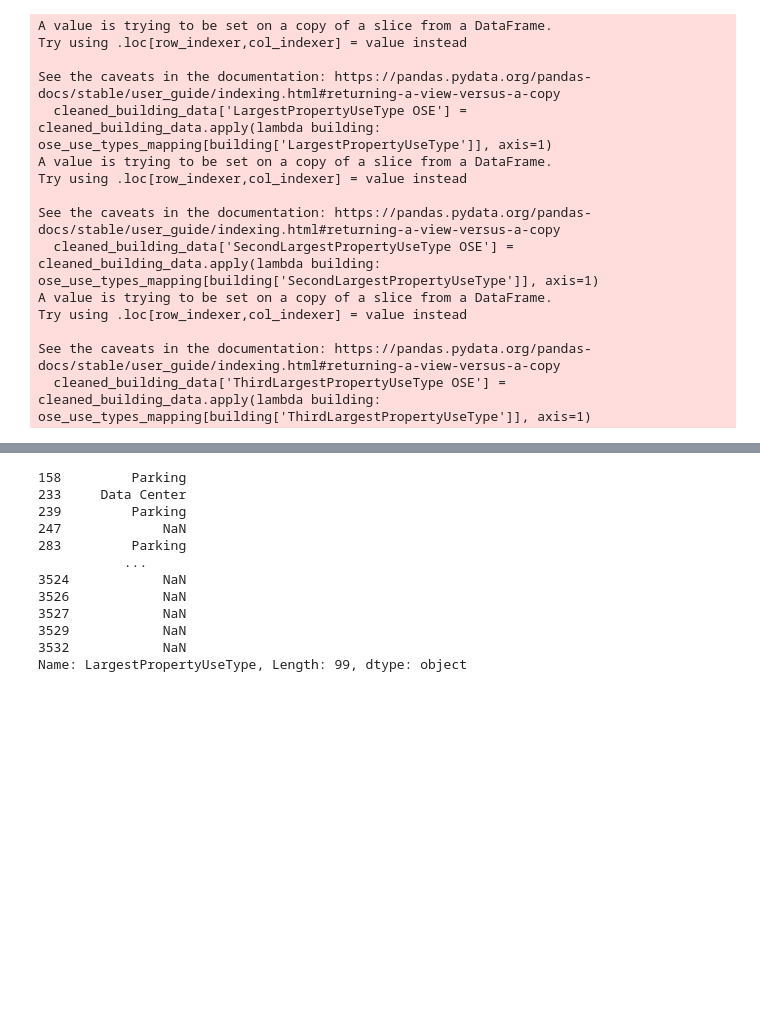
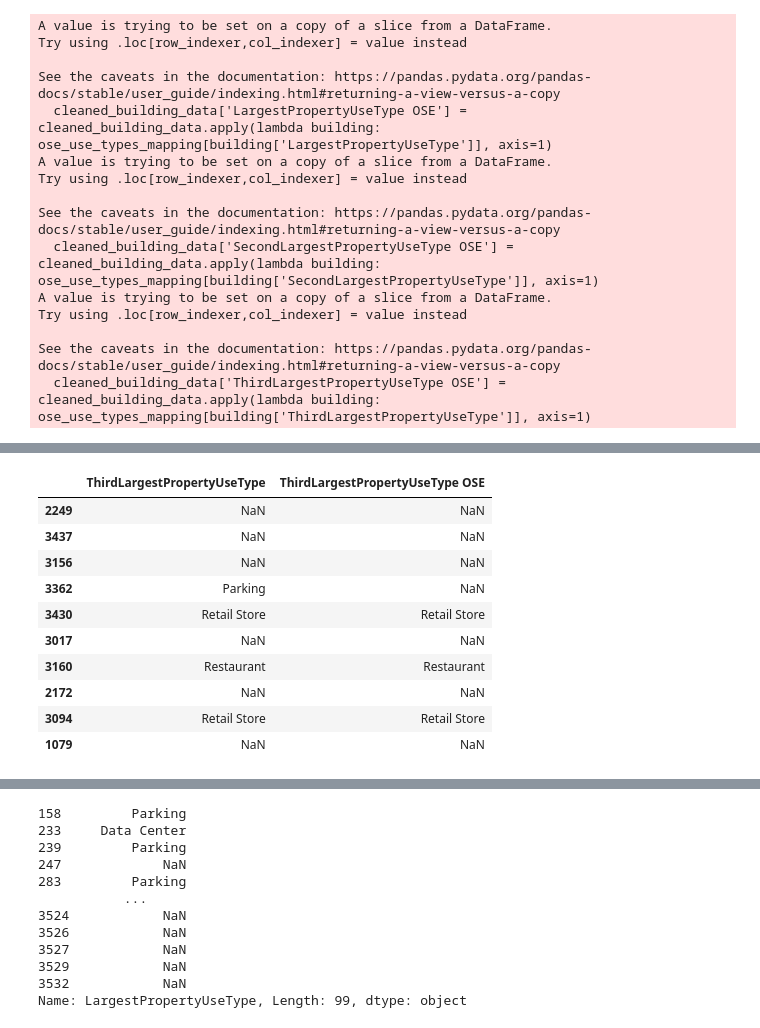
Before and after one commit to BenBagBag/seattle_beps_modelling, a Jupyter notebook: data/input_data/Reproducing RMI building data cleaning/Data cleaning.ipynb, the cells around one changed output, grey strips where cells are left out. Saved outputs shown, nothing was run; the diff lists cells and outputs as text; code cells hidden in the pictures; blank space fills up the shorter version.

```diff
--- a/data/input_data/Reproducing RMI building data cleaning/Data cleaning.ipynb
+++ b/data/input_data/Reproducing RMI building data cleaning/Data cleaning.ipynb
@@ -106,2 +170,16 @@ See the caveats in the documentation: https://pandas.pydata.org/pandas-docs/stab
+# %%
+cleaned_building_data[['ThirdLargestPropertyUseType', 'ThirdLargestPropertyUseType OSE']].sample(10)
+# %% [output]
+|  | ThirdLargestPropertyUseType | ThirdLargestPropertyUseType OSE |
+| 2249 | NaN | NaN |
+| 3437 | NaN | NaN |
+| 3156 | NaN | NaN |
+| 3362 | Parking | NaN |
+| 3430 | Retail Store | Retail Store |
+| 3017 | NaN | NaN |
+| 3160 | Restaurant | Restaurant |
+| 2172 | NaN | NaN |
+| 3094 | Retail Store | Retail Store |
+| 1079 | NaN | NaN |
 # %%
 cleaned_building_data['LargestPropertyUseType OSE'].unique()
```
Also changed, not shown: parts of 23 cells of this notebook, 13 other files.
